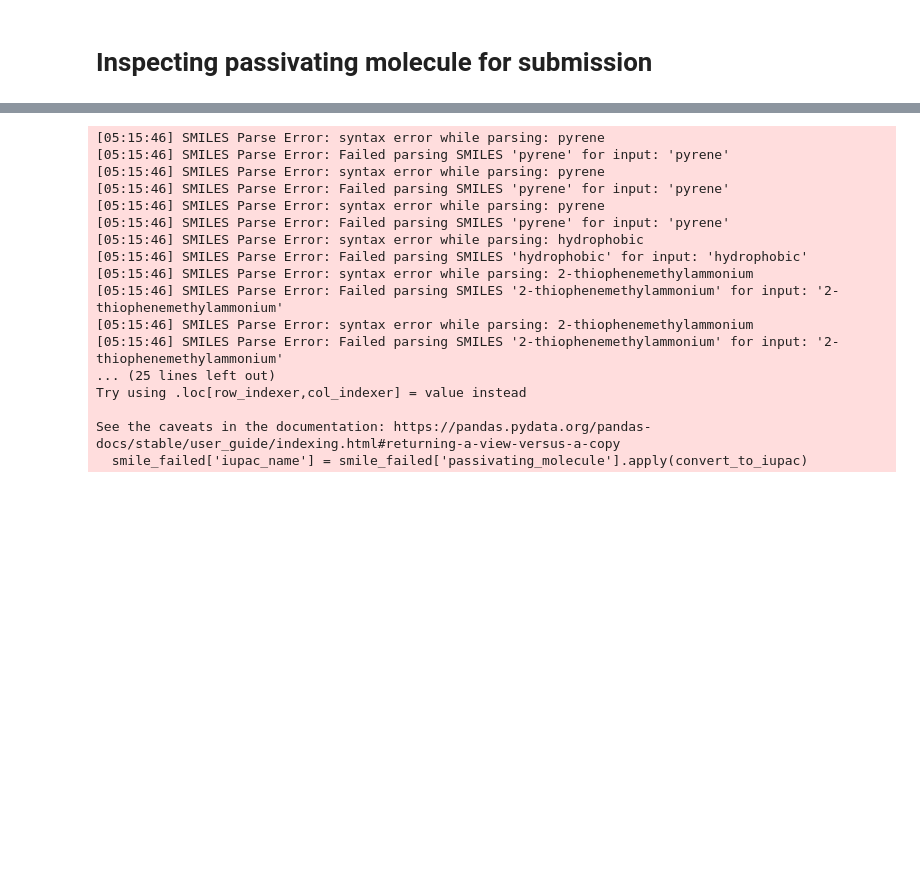
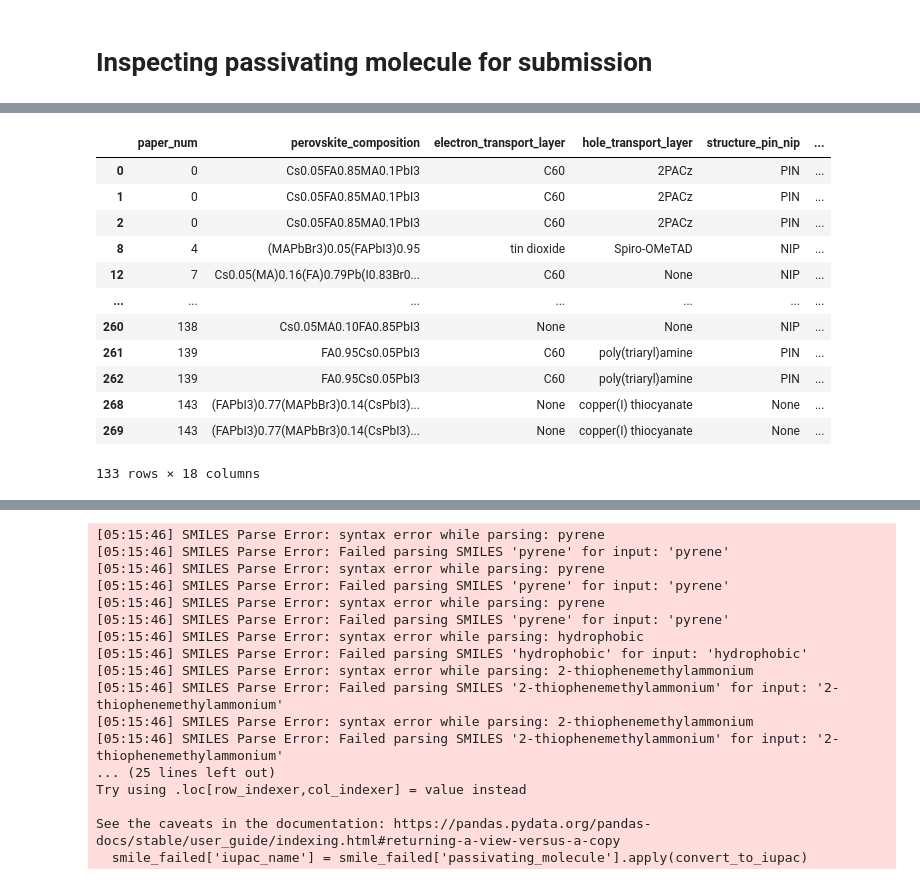
Before and after one commit to kanggunh/DSC180_B11_Q2, a Jupyter notebook: expanding_annotation.ipynb, the cells around one changed output, grey strips where cells are left out. Saved outputs shown, nothing was run; the diff lists cells and outputs as text; code cells hidden in the pictures; blank space fills up the shorter version.

```diff
--- a/expanding_annotation.ipynb
+++ b/expanding_annotation.ipynb
@@ -170,0 +203,19 @@ passivating
+# %%
+df_expanded = df_expanded.merge(smiles_df, left_on = 'paper_num', right_index= True)
+df_expanded = df_expanded[["paper_num",	"perovskite_composition", "electron_transport_layer","hole_transport_layer","structure_pin_nip","stability_type", "passivating_molecule_x", "humidity", "temperature", "time", "control_pce", "treated_pce", "control_voc", "treated_voc", "efficiency_cont", "efficiency_tret", "perovskite_molecule", "passivating_molecule_y"]]
+df_expanded.columns = ["paper_num",	"perovskite_composition", "electron_transport_layer","hole_transport_layer","structure_pin_nip","stability_type", "passivating_molecule", "humidity", "temperature", "time", "control_pce", "treated_pce", "control_voc", "treated_voc", "efficiency_cont", "efficiency_tret", "perovskite_molecule", "smiles"]
+df_expanded
+# %% [output]
+|  | paper_num | perovskite_composition | electron_transport_layer | hole_transport_layer | structure_pin_nip | ... |
+| 0 | 0 | Cs0.05FA0.85MA0.1PbI3 | C60 | 2PACz | PIN | ... |
+| 1 | 0 | Cs0.05FA0.85MA0.1PbI3 | C60 | 2PACz | PIN | ... |
+| 2 | 0 | Cs0.05FA0.85MA0.1PbI3 | C60 | 2PACz | PIN | ... |
+| 8 | 4 | (MAPbBr3)0.05(FAPbI3)0.95 | tin dioxide | Spiro-OMeTAD | NIP | ... |
+| 12 | 7 | Cs0.05(MA)0.16(FA)0.79Pb(I0.83Br0... | C60 | None | NIP | ... |
+| ... | ... | ... | ... | ... | ... | ... |
+| 260 | 138 | Cs0.05MA0.10FA0.85PbI3 | None | None | NIP | ... |
+| 261 | 139 | FA0.95Cs0.05PbI3 | C60 | poly(triaryl)amine | PIN | ... |
+| 262 | 139 | FA0.95Cs0.05PbI3 | C60 | poly(triaryl)amine | PIN | ... |
+| 268 | 143 | (FAPbI3)0.77(MAPbBr3)0.14(CsPbI3)... | None | copper(I) thiocyanate | None | ... |
+| 269 | 143 | (FAPbI3)0.77(MAPbBr3)0.14(CsPbI3)... | None | copper(I) thiocyanate | None | ... |
+133 rows × 18 columns
```
Also changed, not shown: parts of 25 cells of this notebook, 3 other files.
